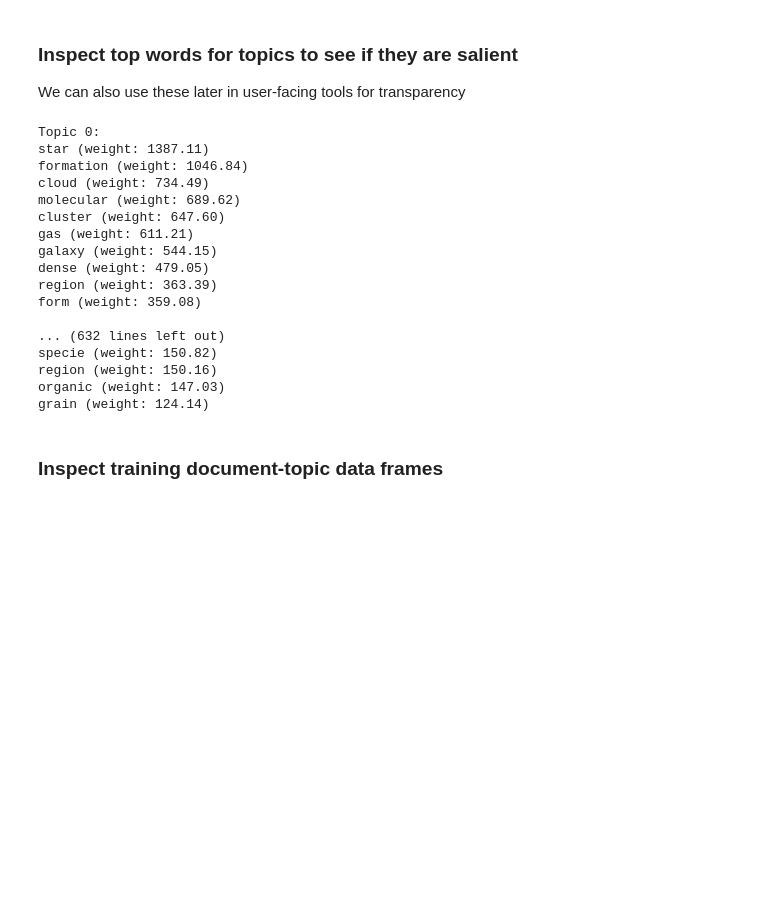
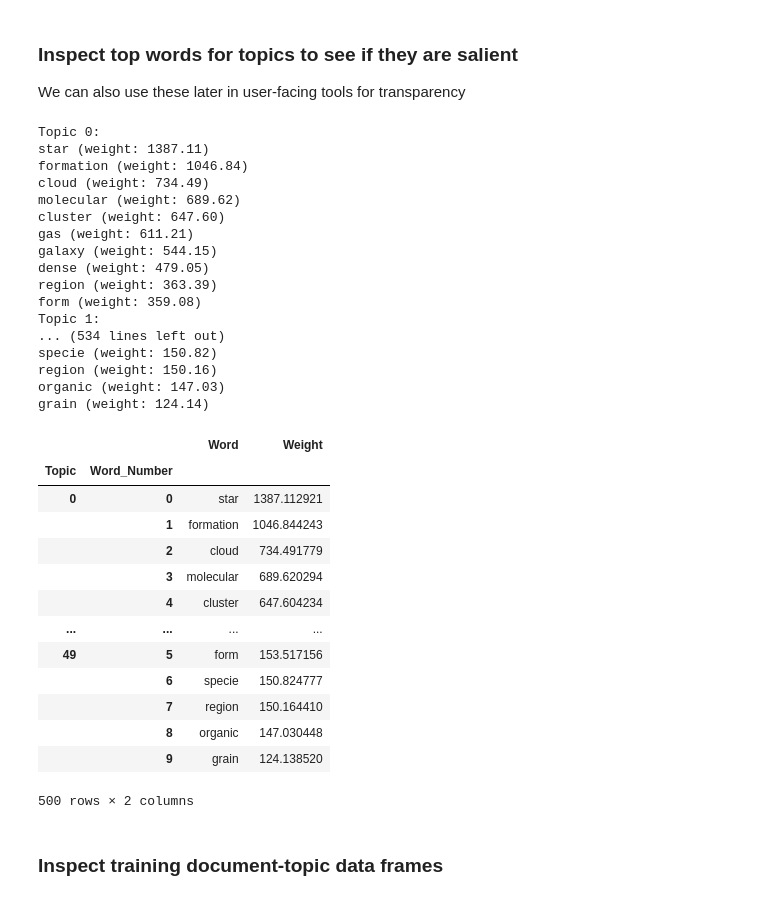
Before and after one commit to rlipps/NRAO_ALMA_MSDS_Capstone_2024, a Jupyter notebook: models/topic_mining/mining_full_data.ipynb, the cells around one changed output. Drawn from its saved outputs; the diff is of its cells as text; code cells hidden in the pictures; blank space fills up the shorter version.

```diff
--- a/models/topic_mining/mining_full_data.ipynb
+++ b/models/topic_mining/mining_full_data.ipynb
@@ -70,17 +70,29 @@ words = lda_model.countVectorizer.get_feature_names_out()
 ### Inspect top words for topics to see if they are salient
 We can also use these later in user-facing tools for transparency
 # %%
-N = 10 #number of top words to show
+import pandas as pd
+
+N = 10  # number of top words to show
 topic_components = lda_model.lda.components_
+
+# Create an empty list to store words by topic
+topic_word_list = []
 
 for topic_idx, topic in enumerate(topic_components):
     print(f"Topic {topic_idx}:")
     # Get the indices of the top N words for this topic
     top_word_indices = topic.argsort()[-N:][::-1]
-    # Print these words with their weights
+    # Populate the list with top words and their weights
+    word_num = 0
     for word_idx in top_word_indices:
-        print(f"{words[word_idx]} (weight: {topic[word_idx]:.2f})")
-    print("\n")
+        word = words[word_idx]
+        weight = topic[word_idx]
+        print(f"{word} (weight: {weight:.2f})")
+        topic_word_list.append({'Topic': topic_idx, 'Word_Number':word_num, 'Word': word, 'Weight': weight})
+        word_num += 1
+
+# Create a DataFrame from the list
+topic_words = pd.DataFrame(topic_word_list).set_index(['Topic', 'Word_Number'])
 # %% [output]
 Topic 0:
 star (weight: 1387.11)
@@ -93,12 +105,29 @@ galaxy (weight: 544.15)
 dense (weight: 479.05)
 region (weight: 363.39)
 form (weight: 359.08)
-
-... (632 lines left out)
+Topic 1:
+... (534 lines left out)
 specie (weight: 150.82)
 region (weight: 150.16)
 organic (weight: 147.03)
 grain (weight: 124.14)
+# %%
+topic_words
+# %% [output]
+|  |  | Word | Weight |
+| Topic | Word_Number |  |  |
+| 0 | 0 | star | 1387.112921 |
+|  | 1 | formation | 1046.844243 |
+|  | 2 | cloud | 734.491779 |
+|  | 3 | molecular | 689.620294 |
+|  | 4 | cluster | 647.604234 |
+| ... | ... | ... | ... |
+| 49 | 5 | form | 153.517156 |
+|  | 6 | specie | 150.824777 |
+|  | 7 | region | 150.164410 |
+|  | 8 | organic | 147.030448 |
+|  | 9 | grain | 124.138520 |
+500 rows × 2 columns
 # %% [markdown]
 ### Inspect training document-topic data frames
 # %%
```
Also changed, not shown: parts of 9 cells of this notebook, 2 other files.
